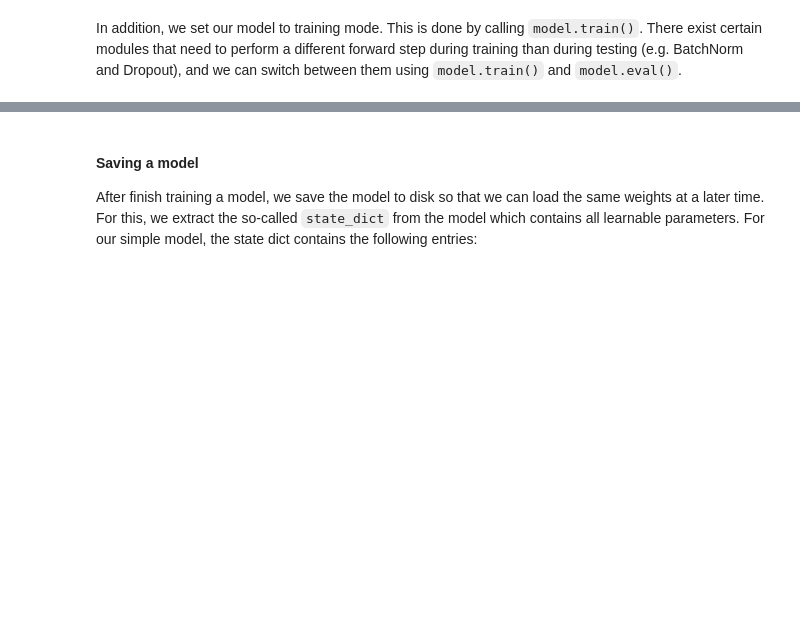
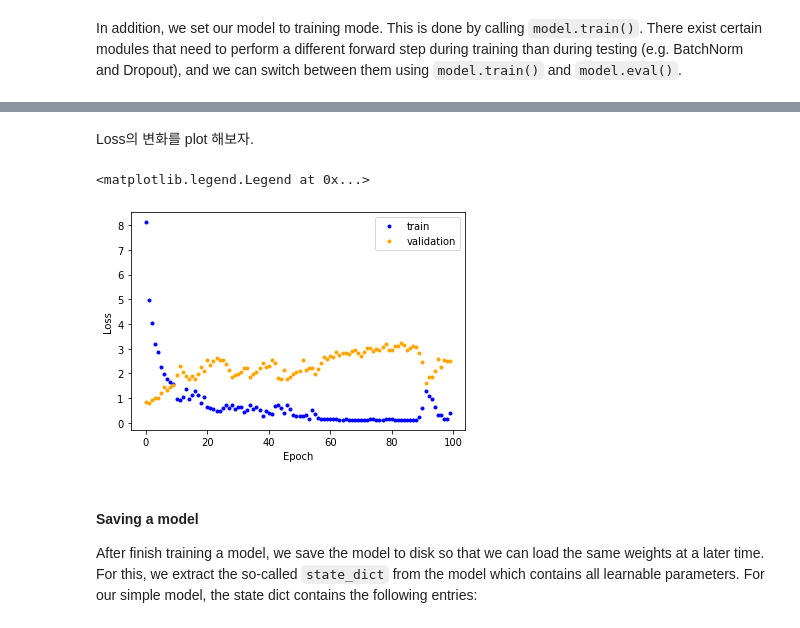
Before and after one commit to JLee823/2023-1st-AI-assisted-drug-discovery-SNU, a Jupyter notebook: Week4_introduction_to_PyTorch_Tensor_Multilayer_percetron.ipynb, the cells around one changed output, grey strips where cells are left out. Drawn from its saved outputs; the diff is of its cells as text; code cells hidden in the pictures; blank space fills up the shorter version.

```diff
--- a/Week4_introduction_to_PyTorch_Tensor_Multilayer_percetron.ipynb
+++ b/Week4_introduction_to_PyTorch_Tensor_Multilayer_percetron.ipynb
@@ -928,7 +1077,7 @@ df_sub
 # %% [markdown]
 독성 데이터가 NaN (Not a Number)인 경우들을 dropna method를 이용하여 제거하도록 합니다.
 # %%
-df_sub=df_sub.dropna(axis='index', subset='NR-AR')
+df_sub.dropna(axis='index', subset='NR-AR', inplace=True)
 # %%
 df_sub
 # %% [output]
@@ -1169,2 +1404,4 @@ SimpleClassifier(
 # %%
 train_loader = data.DataLoader(train_dataset, batch_size=128, shuffle=True)
+# %%
+validation_loader = data.DataLoader(validation_dataset, batch_size=128, shuffle=True)
@@ -1183,9 +1428,12 @@ In addition, we set our model to training mode. This is done by calling `model.t
 def train_model(model, optimizer, data_loader, loss_module, num_epochs=100):
     # Set model to train mode
     model.train()
+    train_loss_list = []
+    validation_loss_list = []
 
     # Training loop
     for epoch in tqdm(range(num_epochs)):
+        train_loss = 0.0
         for data_inputs, data_labels in train_loader:
 
             ## Step 1: Move input data to device (only strictly necessary if we use GPU)
@@ -1198,6 +1446,7 @@ def train_model(model, optimizer, data_loader, loss_module, num_epochs=100):
 
             ## Step 3: Calculate the loss
             loss = loss_module(preds, data_labels.float())
+            train_loss += loss.item() # sum over batches
 
             ## Step 4: Perform backpropagation
             # Before calculating the gradients, we need to ensure that they are all zero.
@@ -1208,5 +1457,34 @@ def train_model(model, optimizer, data_loader, loss_module, num_epochs=100):
 
             ## Step 5: Update the parameters
             optimizer.step()
+
+        # save a training loss at a given epoch
+        train_loss_list.append(train_loss)
+        ### end of training
+
+        ### evaluation using the validation set
+        model.eval()
+        val_loss = 0.0
+        for data_inputs, data_labels in validation_loader:
+
+            ## Step 1: Move input data to device (only strictly necessary if we use GPU)
+            data_inputs = data_inputs.to(device)
+            data_labels = data_labels.to(device)
+
+            ## Step 2: Run the model on the input data
+            preds = model(data_inputs)
+            preds = preds.squeeze(dim=1) # Output is [Batch size, 1], but we want [Batch size]
+
+            ## Step 3: Calculate the loss
+            loss = loss_module(preds, data_labels.float())
+            val_loss += loss.item() # sum over batches
+
+        validation_loss_list.append(val_loss)
+        #Print information out
+        if epoch % 5 == 0:
+          print(f'Epoch: {epoch:03d}, Training Loss: {train_loss:.4f}, Validation Loss: {val_loss:.4f}')
+
+        model.train()
+    return train_loss_list, validation_loss_list
 # %%
-train_model(model, optimizer, train_loader, loss_module)
+train_loss, validation_loss = train_model(model, optimizer, train_loader, loss_module)
@@ -1213,3 +1508,14 @@ train_model(model, optimizer, train_loader, loss_module)
+# %% [markdown]
+Loss의 변화를 plot 해보자.
+# %%
+plt.plot(train_loss, '.', color='b', label='train')
+plt.plot(validation_loss, '.', color='orange', label='validation')
+plt.xlabel("Epoch")
+plt.ylabel("Loss")
+plt.legend()
+# %% [output]
+<matplotlib.legend.Legend at 0x...>
+[figure, added]
 # %% [markdown]
 #### Saving a model
 
```
Also changed, not shown: parts of 88 cells of this notebook.
